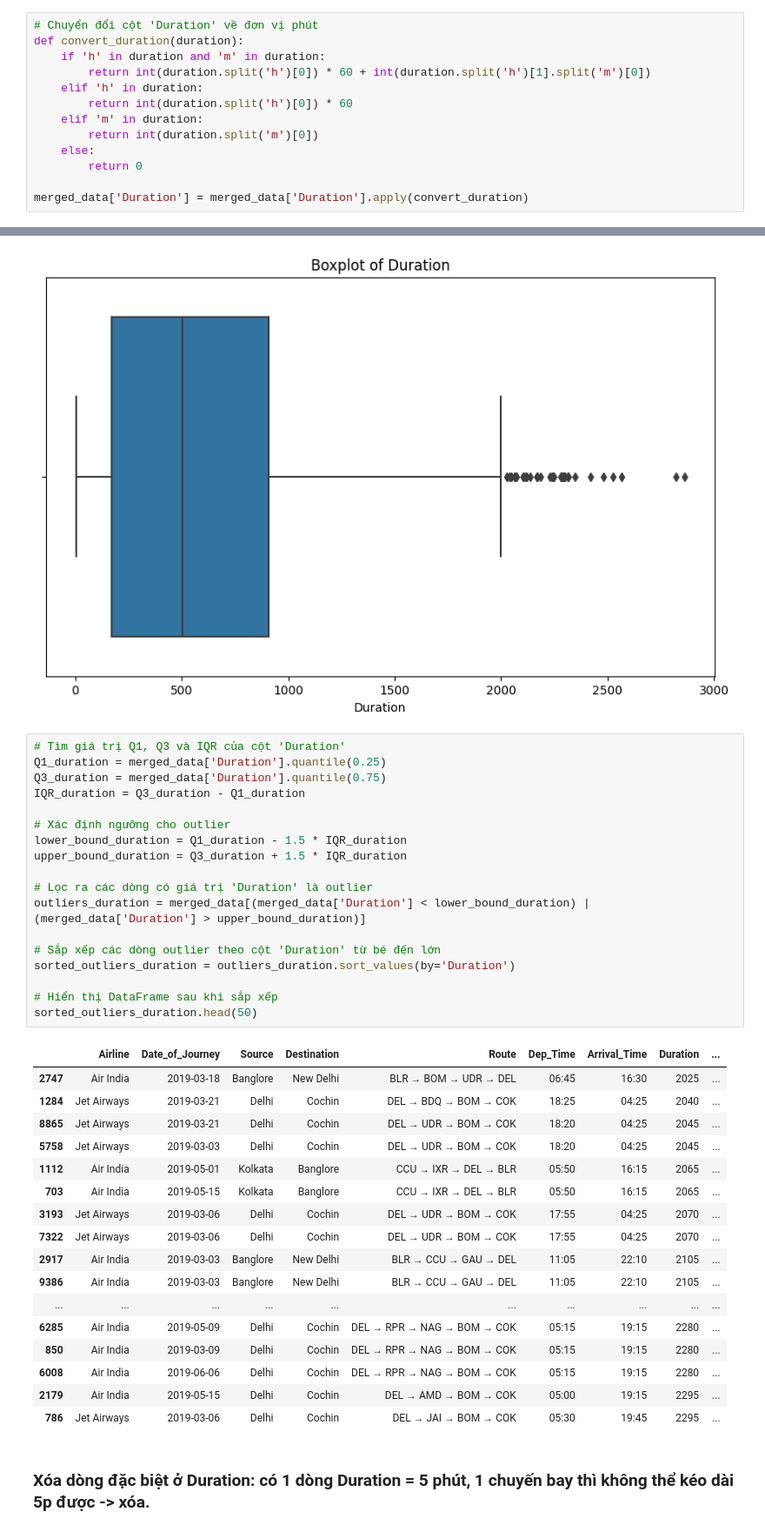
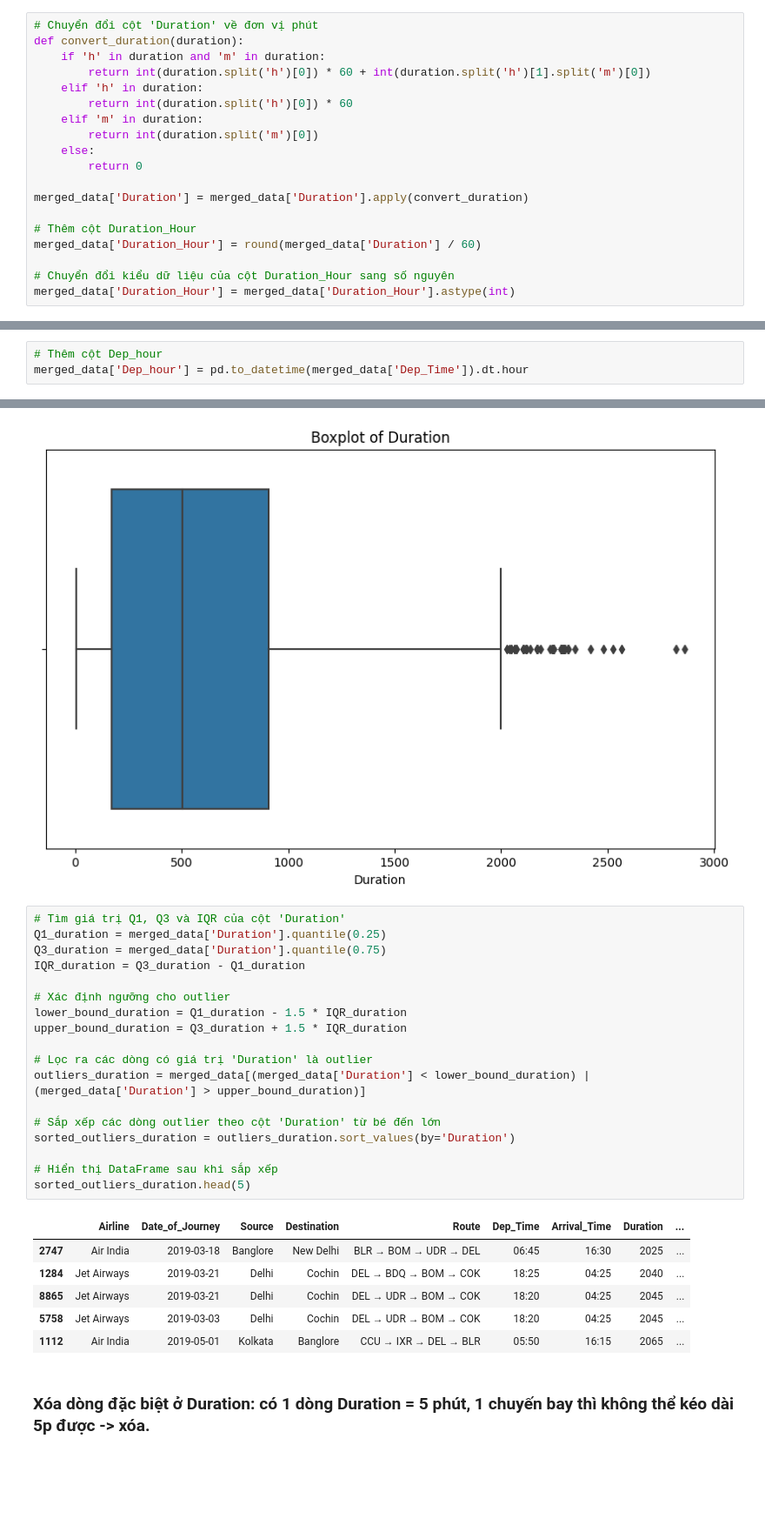
Before and after one commit to Vanniee007/ADA-Final-Project-20CQ.PTDL.05, a Jupyter notebook: FinalProject.ipynb, the cells around one changed output, grey strips where cells are left out. Shown at 87% size. Cells and saved outputs as stored; diff of their text form; blank space fills up the shorter version.

```diff
--- a/FinalProject.ipynb
+++ b/FinalProject.ipynb
@@ -68,6 +69,12 @@ def convert_duration(duration):
         return 0
 
 merged_data['Duration'] = merged_data['Duration'].apply(convert_duration)
+
+# Thêm cột Duration_Hour
+merged_data['Duration_Hour'] = round(merged_data['Duration'] / 60)
+
+# Chuyển đổi kiểu dữ liệu của cột Duration_Hour sang số nguyên
+merged_data['Duration_Hour'] = merged_data['Duration_Hour'].astype(int)
 # %% [output]
 A value is trying to be set on a copy of a slice from a DataFrame.
 Try using .loc[row_indexer,col_indexer] = value instead
@@ -76,0 +97,3 @@ See the caveats in the documentation: https://pandas.pydata.org/pandas-docs/stab
+# %%
+# Thêm cột Dep_hour
+merged_data['Dep_hour'] = pd.to_datetime(merged_data['Dep_Time']).dt.hour
@@ -151,39 +196,28 @@ plt.show()
 # %%
 # Tìm giá trị Q1, Q3 và IQR của cột 'Duration'
 Q1_duration = merged_data['Duration'].quantile(0.25)
 Q3_duration = merged_data['Duration'].quantile(0.75)
 IQR_duration = Q3_duration - Q1_duration
 
 # Xác định ngưỡng cho outlier
 lower_bound_duration = Q1_duration - 1.5 * IQR_duration
 upper_bound_duration = Q3_duration + 1.5 * IQR_duration
 
 # Lọc ra các dòng có giá trị 'Duration' là outlier
 outliers_duration = merged_data[(merged_data['Duration'] < lower_bound_duration) | (merged_data['Duration'] > upper_bound_duration)]
 
 # Sắp xếp các dòng outlier theo cột 'Duration' từ bé đến lớn
 sorted_outliers_duration = outliers_duration.sort_values(by='Duration')
 
 # Hiển thị DataFrame sau khi sắp xếp
-sorted_outliers_duration.head(50)
+sorted_outliers_duration.head(5)
 # %% [output]
 |  | Airline | Date_of_Journey | Source | Destination | Route | Dep_Time | Arrival_Time | Duration | ... |
 | 2747 | Air India | 2019-03-18 | Banglore | New Delhi | BLR → BOM → UDR → DEL | 06:45 | 16:30 | 2025 | ... |
 | 1284 | Jet Airways | 2019-03-21 | Delhi | Cochin | DEL → BDQ → BOM → COK | 18:25 | 04:25 | 2040 | ... |
 | 8865 | Jet Airways | 2019-03-21 | Delhi | Cochin | DEL → UDR → BOM → COK | 18:20 | 04:25 | 2045 | ... |
 | 5758 | Jet Airways | 2019-03-03 | Delhi | Cochin | DEL → UDR → BOM → COK | 18:20 | 04:25 | 2045 | ... |
 | 1112 | Air India | 2019-05-01 | Kolkata | Banglore | CCU → IXR → DEL → BLR | 05:50 | 16:15 | 2065 | ... |
-| 703 | Air India | 2019-05-15 | Kolkata | Banglore | CCU → IXR → DEL → BLR | 05:50 | 16:15 | 2065 | ... |
-| 3193 | Jet Airways | 2019-03-06 | Delhi | Cochin | DEL → UDR → BOM → COK | 17:55 | 04:25 | 2070 | ... |
-| 7322 | Jet Airways | 2019-03-06 | Delhi | Cochin | DEL → UDR → BOM → COK | 17:55 | 04:25 | 2070 | ... |
-| 2917 | Air India | 2019-03-03 | Banglore | New Delhi | BLR → CCU → GAU → DEL | 11:05 | 22:10 | 2105 | ... |
-| 9386 | Air India | 2019-03-03 | Banglore | New Delhi | BLR → CCU → GAU → DEL | 11:05 | 22:10 | 2105 | ... |
-| ... | ... | ... | ... | ... | ... | ... | ... | ... | ... |
-| 6285 | Air India | 2019-05-09 | Delhi | Cochin | DEL → RPR → NAG → BOM → COK | 05:15 | 19:15 | 2280 | ... |
-| 850 | Air India | 2019-03-09 | Delhi | Cochin | DEL → RPR → NAG → BOM → COK | 05:15 | 19:15 | 2280 | ... |
-| 6008 | Air India | 2019-06-06 | Delhi | Cochin | DEL → RPR → NAG → BOM → COK | 05:15 | 19:15 | 2280 | ... |
-| 2179 | Air India | 2019-05-15 | Delhi | Cochin | DEL → AMD → BOM → COK | 05:00 | 19:15 | 2295 | ... |
-| 786 | Jet Airways | 2019-03-06 | Delhi | Cochin | DEL → JAI → BOM → COK | 05:30 | 19:45 | 2295 | ... |
 # %% [markdown]
 ### Xóa dòng đặc biệt ở Duration: có 1 dòng Duration = 5 phút, 1 chuyến bay thì không thể kéo dài 5p được -> xóa.
 # %%
```
Also changed, not shown: parts of 28 cells of this notebook.
